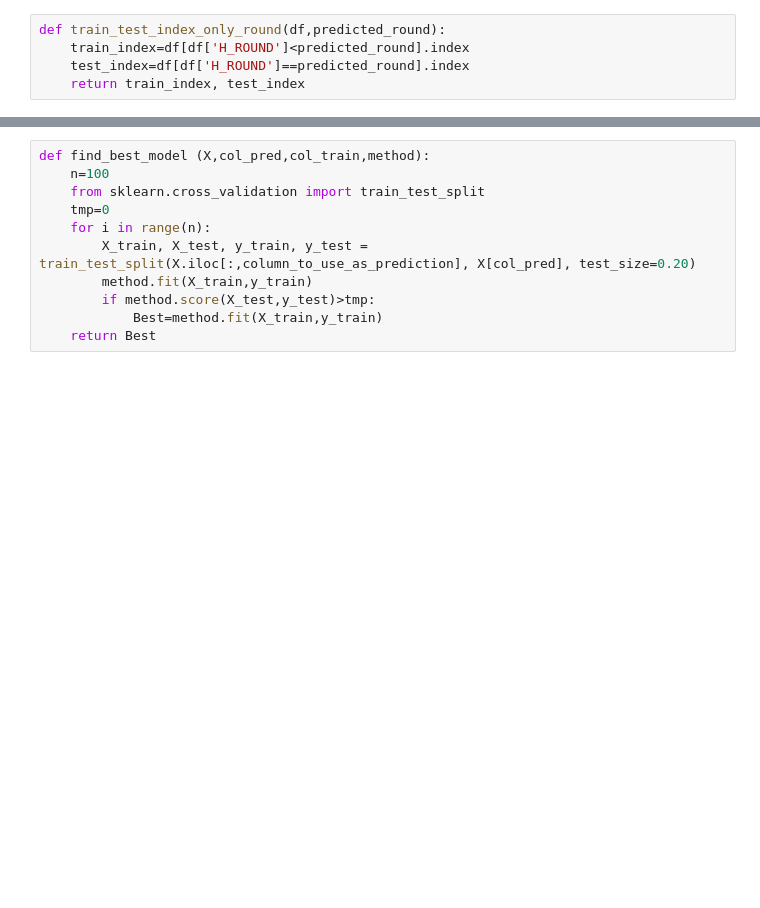
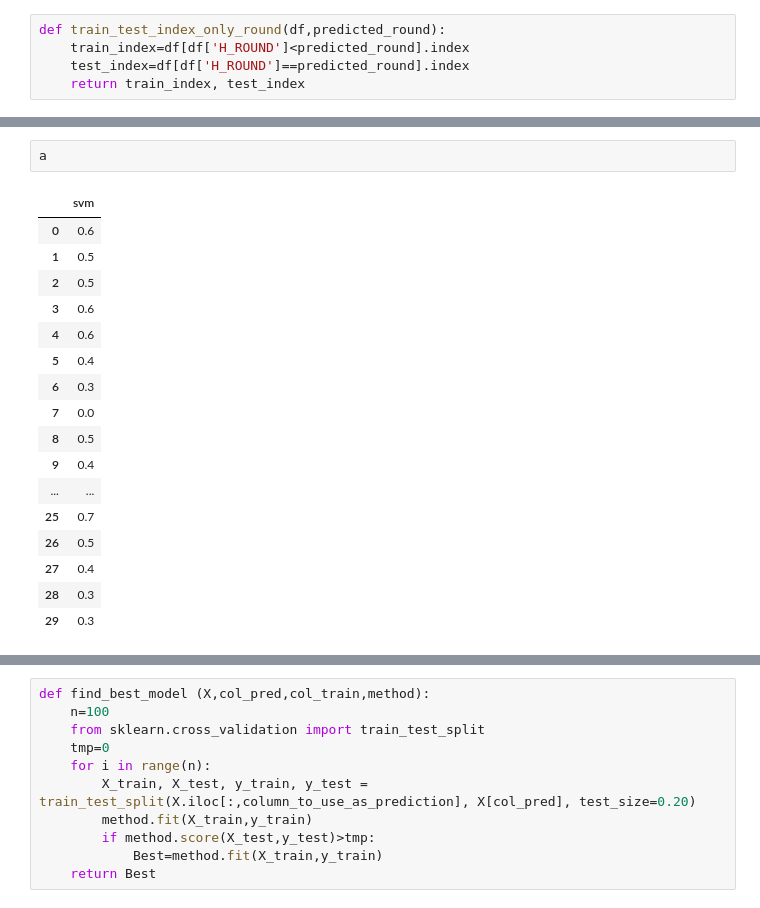
Before and after one commit to hh1713/football_machine, a Jupyter notebook: notebooks/final_project.ipynb, the cells around one changed output, grey strips where cells are left out. Drawn from its saved outputs; the diff is of its cells as text; blank space fills up the shorter version.

```diff
--- a/notebooks/final_project.ipynb
+++ b/notebooks/final_project.ipynb
@@ -59,0 +125,20 @@ def split_train_test_data(df,train_index,test_index,col_train,col_pred,i):
+# %%
+a
+# %% [output]
+|  | svm |
+| 0 | 0.6 |
+| 1 | 0.5 |
+| 2 | 0.5 |
+| 3 | 0.6 |
+| 4 | 0.6 |
+| 5 | 0.4 |
+| 6 | 0.3 |
+| 7 | 0.0 |
+| 8 | 0.5 |
+| 9 | 0.4 |
+| ... | ... |
+| 25 | 0.7 |
+| 26 | 0.5 |
+| 27 | 0.4 |
+| 28 | 0.3 |
+| 29 | 0.3 |
```
Also changed, not shown: parts of 31 cells of this notebook, 2 other files.
